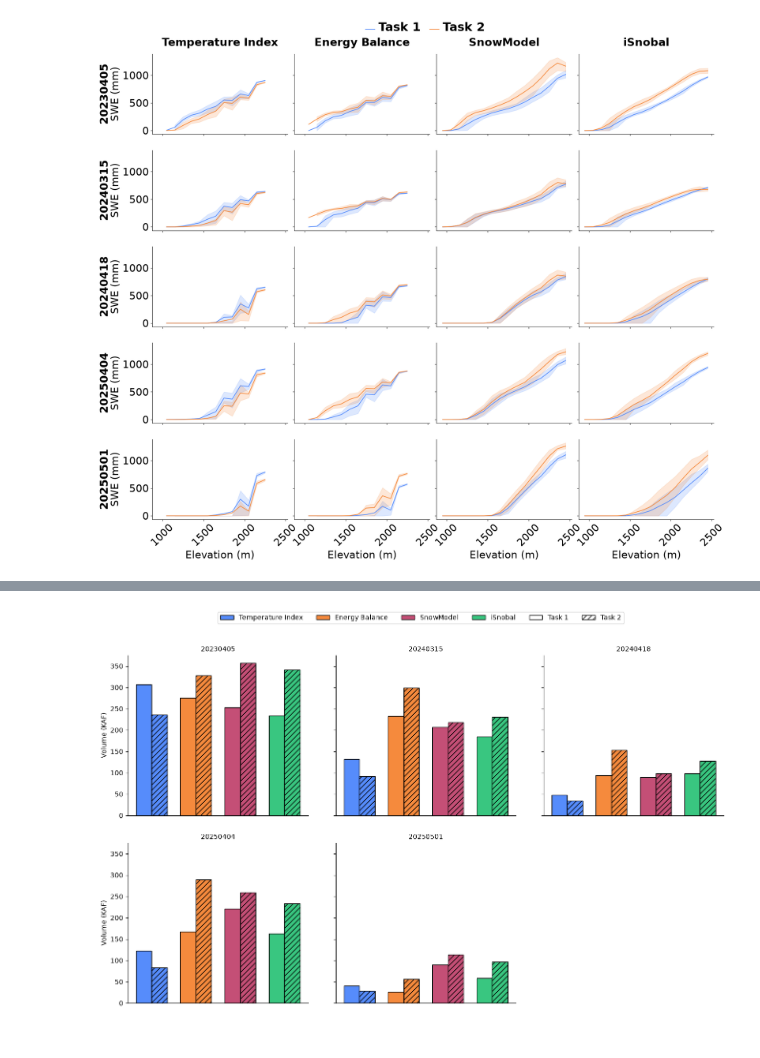
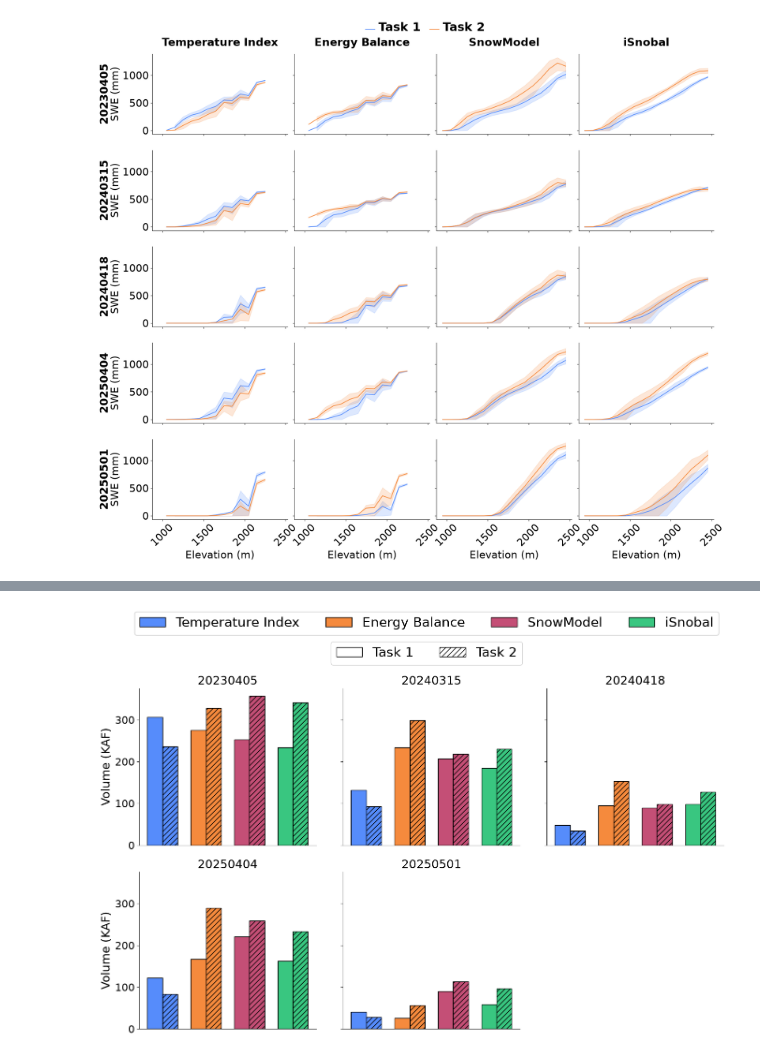
Before and after one commit to naniciafone/SIRO, a Jupyter notebook: notebooks/SWE_analysis.ipynb, the cells around one changed output, grey strips where cells are left out. Saved outputs shown, nothing was run; the diff lists cells and outputs as text; code cells hidden in the pictures.

```diff
--- a/notebooks/SWE_analysis.ipynb
+++ b/notebooks/SWE_analysis.ipynb
@@ -262,7 +284,7 @@ row_order = sorted(swe['Date'].unique())
 
 g = sns.relplot(
     data=swe,
-    x='Elevation Plot',
+    x='Elevation plot',
     y='SWE (mm)',
     row='Date',
     col='Model',
@@ -324,0 +363,15 @@ plt.show()
+# %%
+ACRE_FT_TO_M3 = 1233.48
+
+# Sum volume within each Task/Date/Model/elevation bin, then cumsum low->high elevation
+cum_swe = (
+    swe.groupby(['Task', 'Date', 'Model', 'Elevation plot'], as_index=False)['Volume (m3)']
+    .sum()
+    .sort_values(['Task', 'Date', 'Model', 'Elevation plot'])
+)
+
+#sum is in m^3
+cum_swe['Cumulative Volume (TAF)'] = (
+    cum_swe.groupby(['Task', 'Date', 'Model'])['Volume (m3)']
+    .cumsum() / ACRE_FT_TO_M3 / 1000.0
+)
@@ -370,39 +532,52 @@ bar_width = 0.35
 
 for date_val, ax in g.axes_dict.items():
     sub = volumes_df[volumes_df['Date'] == date_val]
-
+    ax.tick_params(axis='y', labelsize=16)
     for m_idx, model in enumerate(model_order):
         for t_idx, task in enumerate(task_order):
             row = sub[(sub['Model'] == model) & (sub['Task'] == task)]
             if row.empty:
                 continue
             kaf_val = row['KAF'].values[0]
             x_pos = m_idx + (t_idx - 0.5) * bar_width
             bar = ax.bar(
                 x_pos, kaf_val,
                 width=bar_width,
                 color=model_colors[model],
                 edgecolor='black',
                 hatch='///' if task == 'Task 2' else None
             )
 
 ax.set_xticks([])
-g.set_axis_labels("", "Volume (KAF)")
-g.set_titles("{col_name}")
-
-from matplotlib.patches import Patch
+g.set_axis_labels("", "Volume (KAF)", fontsize=18
+                  )
+g.set_titles("{col_name}", size=18)
 model_handles = [Patch(facecolor=model_colors[m], edgecolor='black', label=m) for m in model_order]
 task_handles = [
     Patch(facecolor='white', edgecolor='black', label='Task 1'),
     Patch(facecolor='white', edgecolor='black', hatch='///', label='Task 2'),
 ]
+
+# First legend (models)
+legend1 = g.figure.legend(
+    handles=model_handles,
+    loc='upper center',
+    bbox_to_anchor=(0.5, 1.18),
+    ncol=len(model_order),
+    fontsize=20
+)
+g.figure.add_artist(legend1)  # needed so the second legend() call doesn't remove this one
+
+# Second legend (tasks), placed just below the first
 g.figure.legend(
-    handles=model_handles + task_handles,
-    loc='upper center', bbox_to_anchor=(0.5, 1.08),
-    ncol=len(model_order) + 2
+    handles=task_handles,
+    loc='upper center',
+    bbox_to_anchor=(0.5, 1.1),
+    ncol=2,
+    fontsize=20
 )
 
 plt.savefig("C:/Users/RDCRLSMC/Desktop/SIRO/docs/figs/volume_bars.png", dpi=300, bbox_inches="tight")
 plt.show()
 # %% [output]
-[figure, old version]
+[figure, new version]
```
Also changed, not shown: parts of 10 cells of this notebook, 2 other files.
